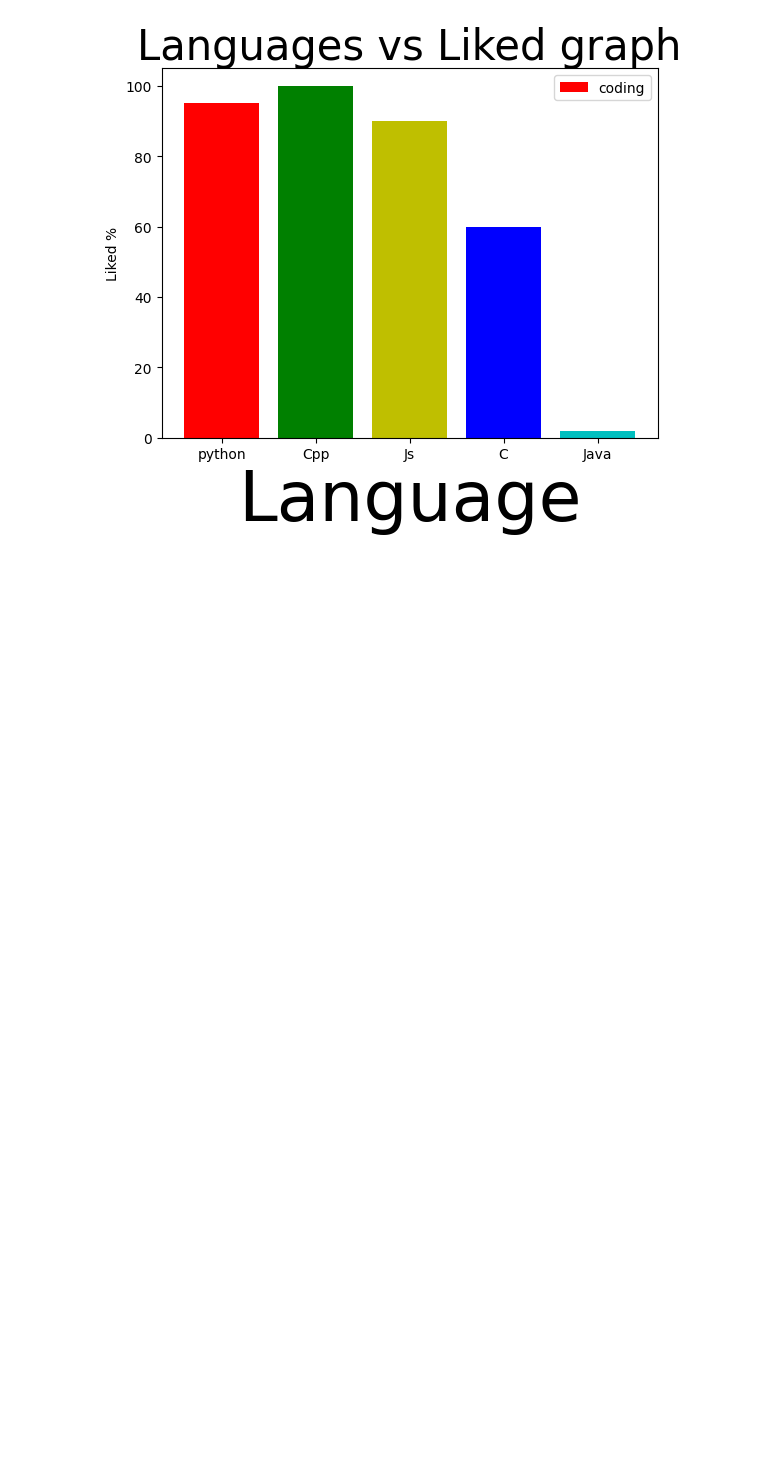
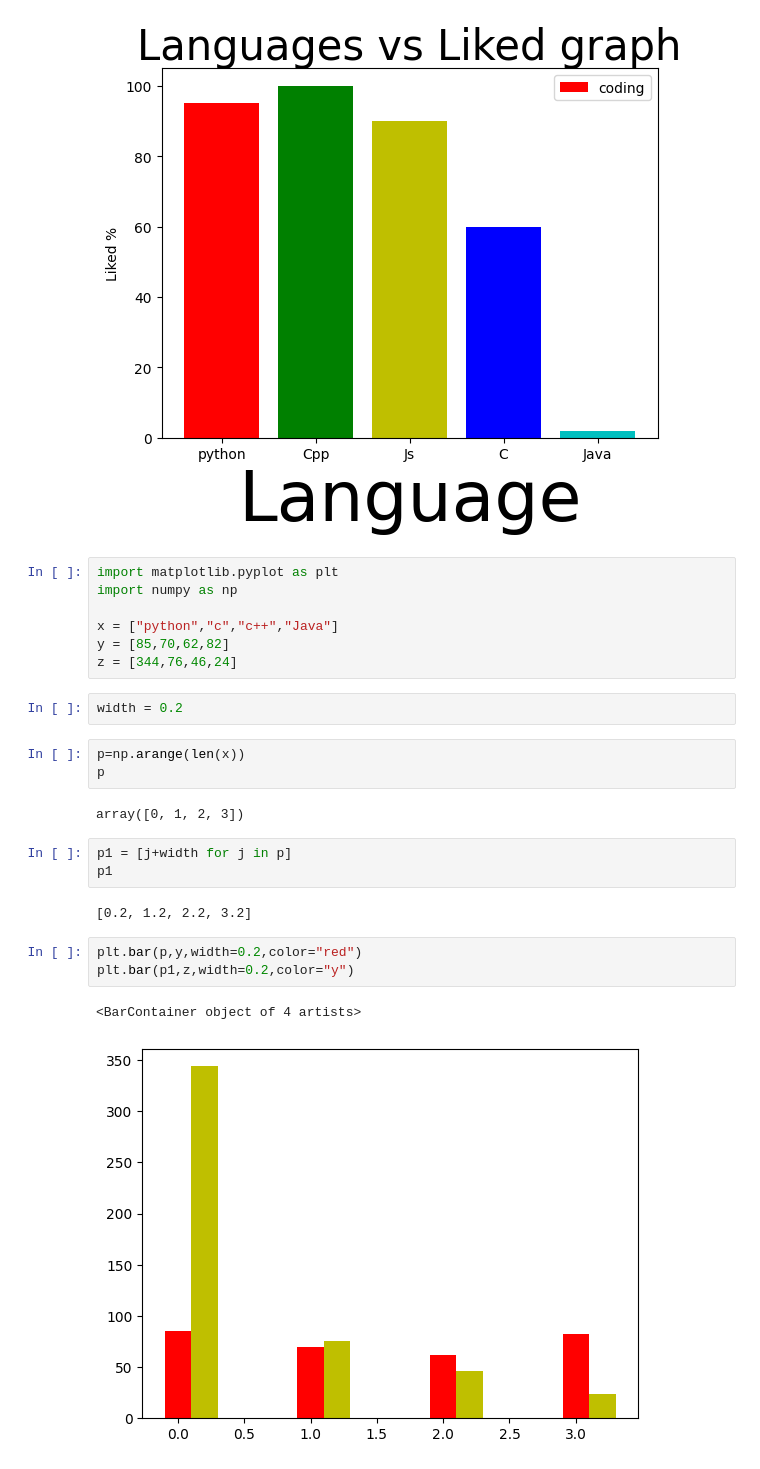
Before and after one commit to shreyshah173/DataVisualization, a Jupyter notebook: Barplot.ipynb, the cells around one changed output. Drawn from its saved outputs; the diff is of its cells as text; blank space fills up the shorter version.

```diff
--- a/Barplot.ipynb
+++ b/Barplot.ipynb
@@ -31,3 +31,28 @@ plt.legend()
 # %% [output]
 <matplotlib.legend.Legend at 0x...>
 [figure]
+# %%
+import matplotlib.pyplot as plt
+import numpy as np
+
+x = ["python","c","c++","Java"]
+y = [85,70,62,82]
+z = [344,76,46,24]
+# %%
+width = 0.2
+# %%
+p=np.arange(len(x))
+p
+# %% [output]
+array([0, 1, 2, 3])
+# %%
+p1 = [j+width for j in p]
+p1
+# %% [output]
+[0.2, 1.2, 2.2, 3.2]
+# %%
+plt.bar(p,y,width=0.2,color="red")
+plt.bar(p1,z,width=0.2,color="y")
+# %% [output]
+<BarContainer object of 4 artists>
+[figure, added]
```
Also changed, not shown: parts of 3 cells of this notebook.
